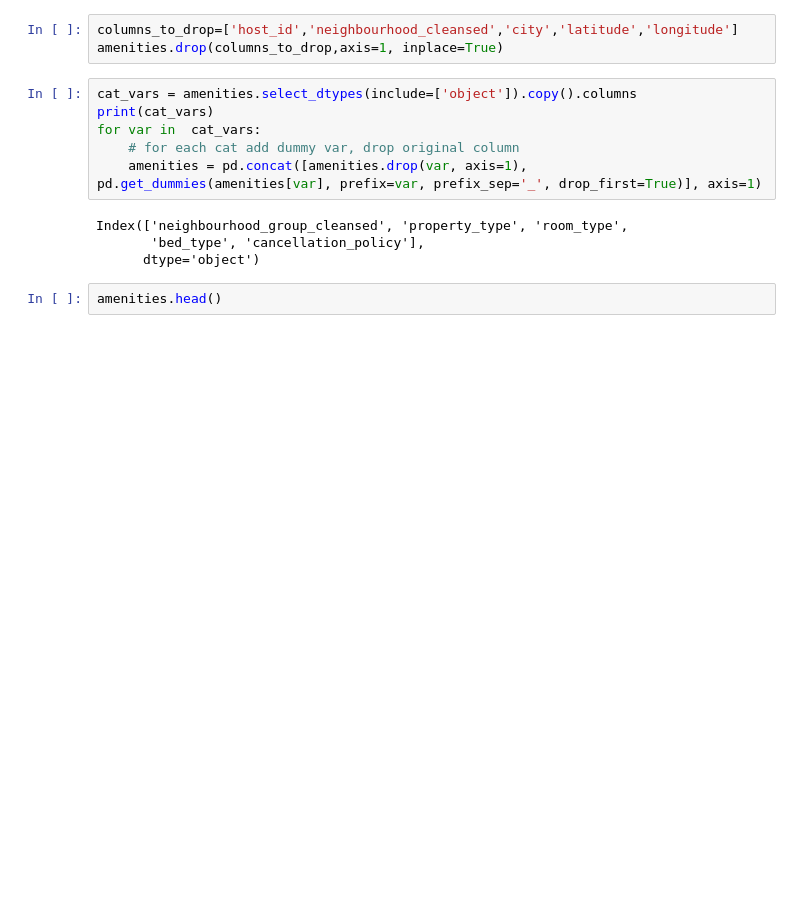
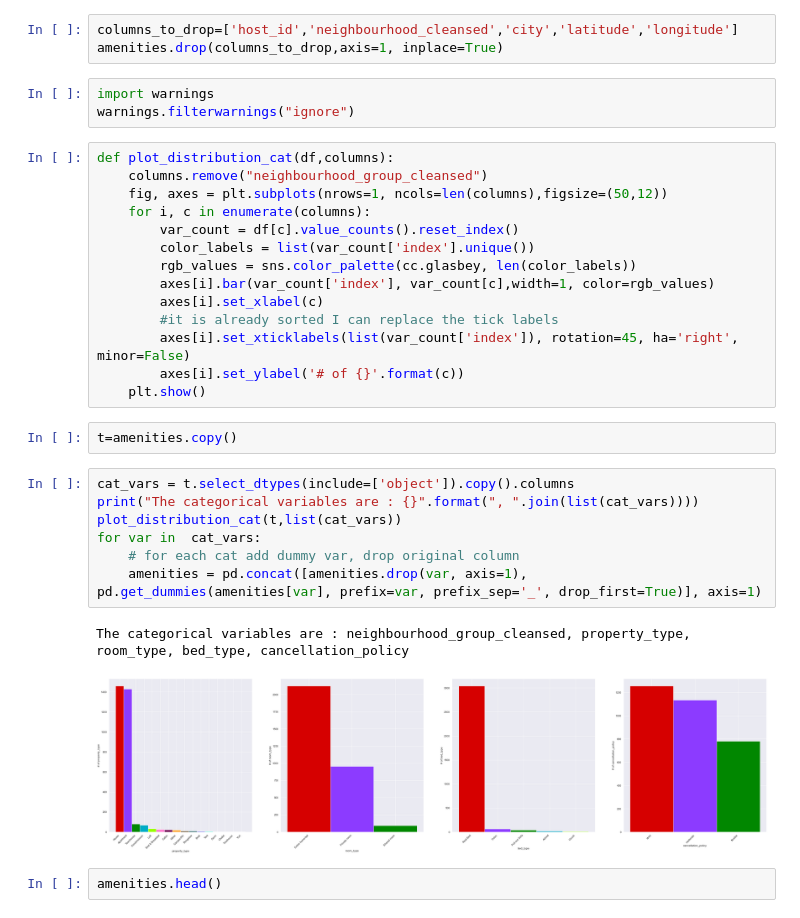
Before and after one commit to gek20/Write_a_Data_Science_Blog_Post, a Jupyter notebook: seattle_airbnb_project.ipynb, the cells around one changed output. Drawn from its saved outputs; the diff is of its cells as text; blank space fills up the shorter version.

```diff
--- a/seattle_airbnb_project.ipynb
+++ b/seattle_airbnb_project.ipynb
@@ -404,16 +407,35 @@ memory usage: 1.5+ MB
 # %%
 columns_to_drop=['host_id','neighbourhood_cleansed','city','latitude','longitude']
 amenities.drop(columns_to_drop,axis=1, inplace=True)
+# %%
+import warnings
+warnings.filterwarnings("ignore")
+# %%
+def plot_distribution_cat(df,columns):
+    columns.remove("neighbourhood_group_cleansed")
+    fig, axes = plt.subplots(nrows=1, ncols=len(columns),figsize=(50,12))
+    for i, c in enumerate(columns):
+        var_count = df[c].value_counts().reset_index()
+        color_labels = list(var_count['index'].unique())
+        rgb_values = sns.color_palette(cc.glasbey, len(color_labels))
+        axes[i].bar(var_count['index'], var_count[c],width=1, color=rgb_values)
+        axes[i].set_xlabel(c)
+        #it is already sorted I can replace the tick labels
+        axes[i].set_xticklabels(list(var_count['index']), rotation=45, ha='right', minor=False)
+        axes[i].set_ylabel('# of {}'.format(c))
+    plt.show()
+# %%
+t=amenities.copy()
 # %%
-cat_vars = amenities.select_dtypes(include=['object']).copy().columns
-print(cat_vars)
+cat_vars = t.select_dtypes(include=['object']).copy().columns
+print("The categorical variables are : {}".format(", ".join(list(cat_vars))))
+plot_distribution_cat(t,list(cat_vars))
 for var in  cat_vars:
     # for each cat add dummy var, drop original column
     amenities = pd.concat([amenities.drop(var, axis=1), pd.get_dummies(amenities[var], prefix=var, prefix_sep='_', drop_first=True)], axis=1)
 # %% [output]
-Index(['neighbourhood_group_cleansed', 'property_type', 'room_type',
-       'bed_type', 'cancellation_policy'],
-      dtype='object')
+The categorical variables are : neighbourhood_group_cleansed, property_type, room_type, bed_type, cancellation_policy
+[figure, added]
 # %%
 amenities.head()
 # %% [output]
```
Also changed, not shown: parts of 17 cells of this notebook, 4 other files.
